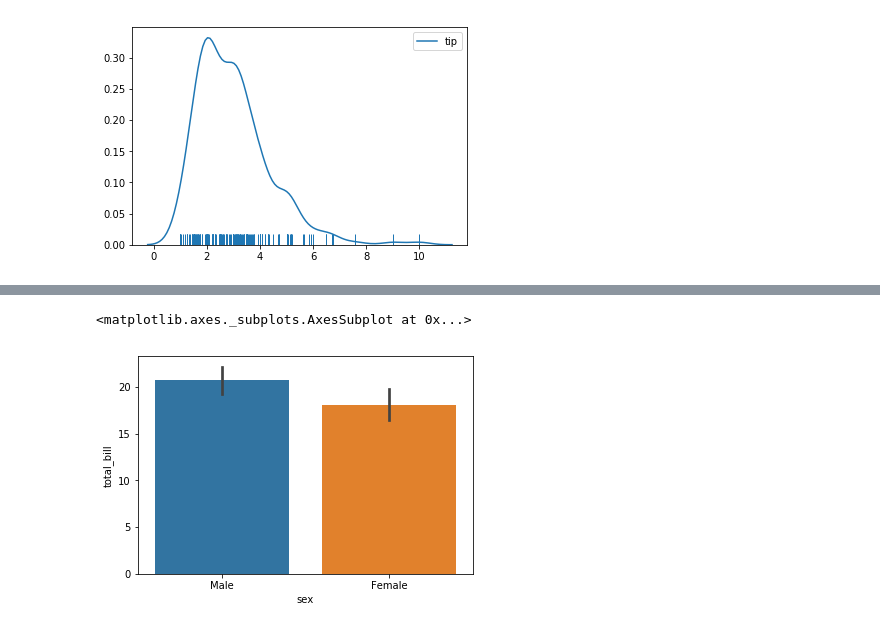
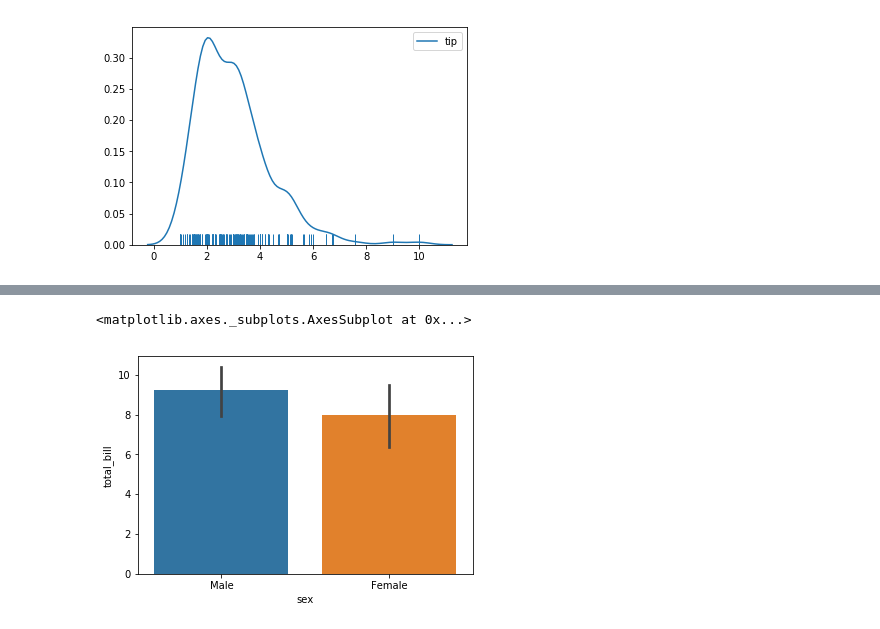
Before and after one commit to jingwang9302/DataScience-and-ML, a Jupyter notebook: Seaborn.ipynb, the cells around one changed output, grey strips where cells are left out. Drawn from its saved outputs; the diff is of its cells as text; code cells hidden in the pictures.

Commit message:
add categorical plots

```diff
--- a/Seaborn.ipynb
+++ b/Seaborn.ipynb
@@ -124,5 +142,5 @@ sns.rugplot(tips['tip'])
 # %%
-sns.barplot(x = 'sex',y = 'total_bill',data = tips,estimator=)
+sns.barplot(x = 'sex',y = 'total_bill',data = tips,estimator=np.std)
 # %% [output]
 <matplotlib.axes._subplots.AxesSubplot at 0x...>
-[figure, old version]
+[figure, new version]
```
Also changed, not shown: parts of 15 cells of this notebook.
